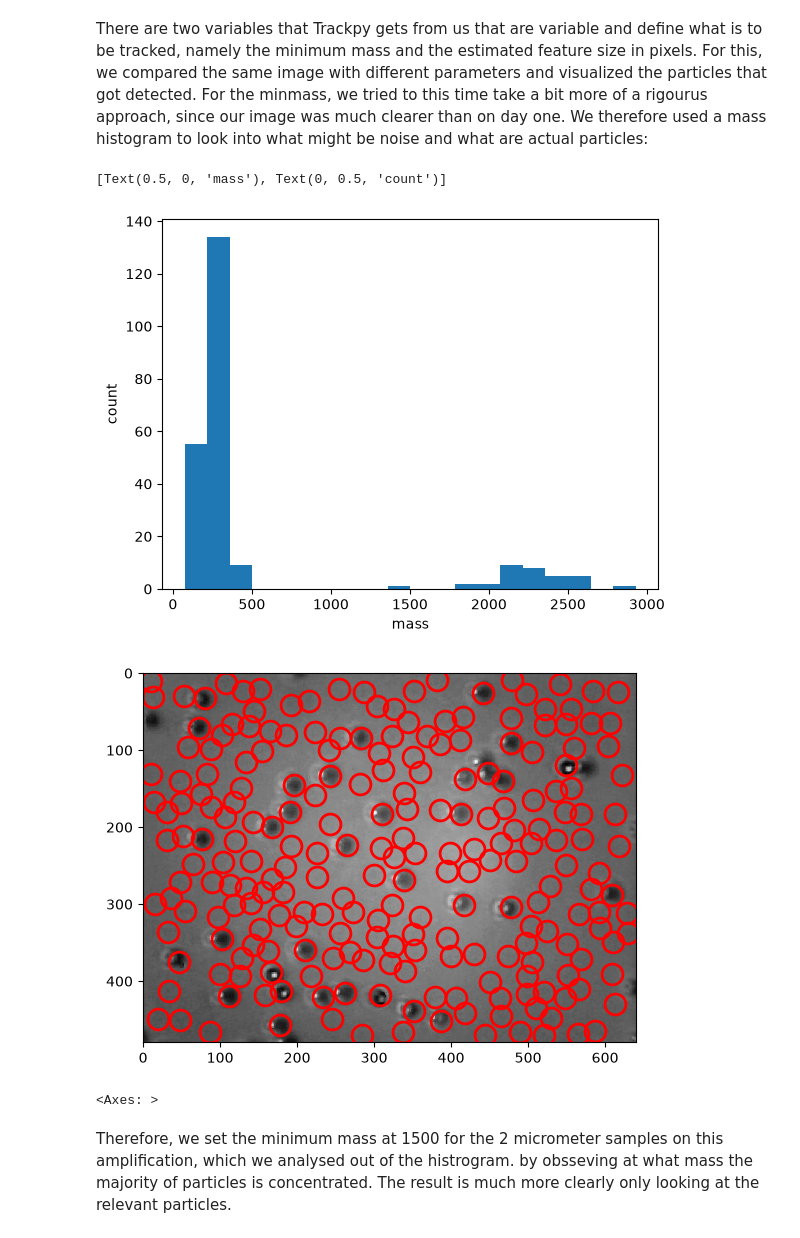
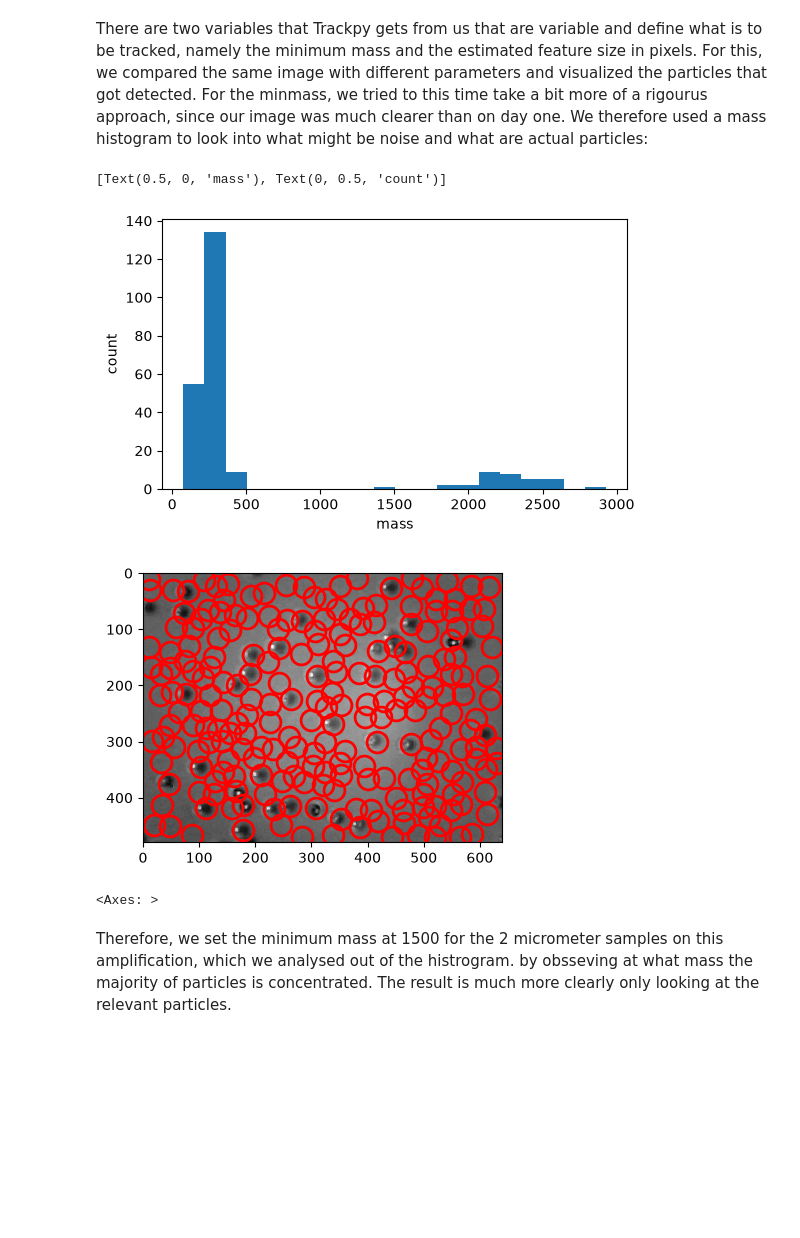
Before and after one commit to HiperLoop/LAB, a Jupyter notebook: text/lab_journal.ipynb, the cells around one changed output. Drawn from its saved outputs; the diff is of its cells as text; code cells hidden in the pictures; blank space fills up the shorter version.

```diff
--- a/text/lab_journal.ipynb
+++ b/text/lab_journal.ipynb
@@ -43,6 +43,9 @@ import numpy as np
 import pandas as pd
 from scipy.constants import Boltzmann
 from scipy.optimize import curve_fit
+
+mpl.rc('figure', figsize=(6, 3.5))
+mpl.rc('image', cmap='gray')
 # %%
 def gray(image: Series) -> Series:
     '''Make image monochromatic by just taking the green channel in the RGB values.'''
@@ -52,6 +55,7 @@ def loadImageAsGrey(image_name: str):
     '''Load an image and keep only the green channel.'''
     frame = pims.open(image_name)[0]   # first (and only) frame, an array of shape (height, width, 3)
     return frame[:, :, 1]
+mpl.rc('figure', figsize=(6, 3.5))
 
 image=loadImageAsGrey('Lab Journal\\A003-20261007_153704.jpg')
 f = tp.locate(image, 19, invert=True, minmass=2000)
@@ -101,18 +105,21 @@ There are two variables that Trackpy gets from us that are variable and define w
 # %%
 image=loadImageAsGrey('Lab Journal/A009-20261014_143252.jpg')
 f = tp.locate(image, 19, invert=True, minmass=0)
 
 fig, ax = plt.subplots()
 ax.hist(f['mass'], bins=20)
+mpl.rc('figure', figsize=(6, 3.5))
 
 ax.set(xlabel='mass', ylabel='count')
 # %% [output]
 [Text(0.5, 0, 'mass'), Text(0, 0.5, 'count')]
-[figure, old version]
+[figure, new version]
 # %%
+mpl.rc('figure', figsize=(6, 3.5))
+
 tp.annotate(f, image)
 # %% [output]
-[figure, old version]
+[figure, new version]
 <Axes: >
 # %% [markdown]
 Therefore, we set the minimum mass at 1500 for the 2 micrometer samples on this amplification, which we analysed out of the histrogram. by obsseving at what mass the majority of particles is concentrated. The result is much more clearly only looking at the relevant particles.
```
Also changed, not shown: parts of 28 cells of this notebook, 32 other files.
